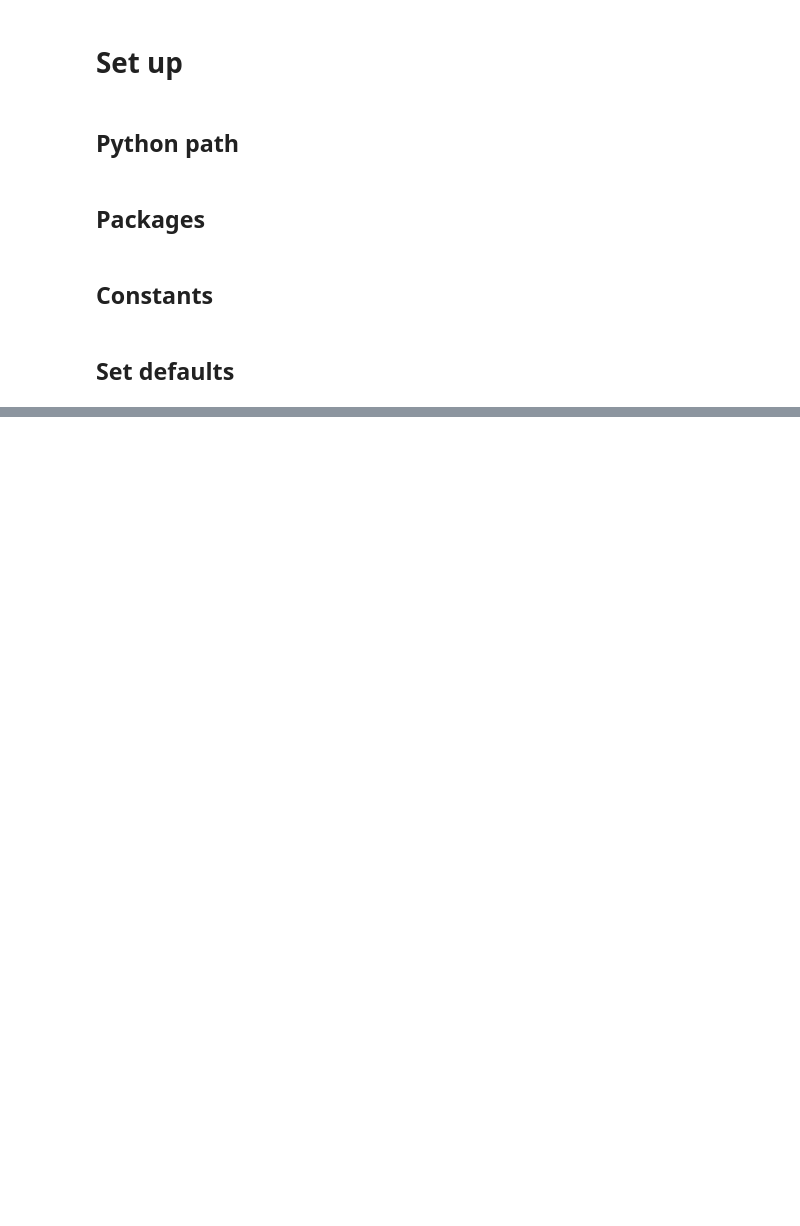
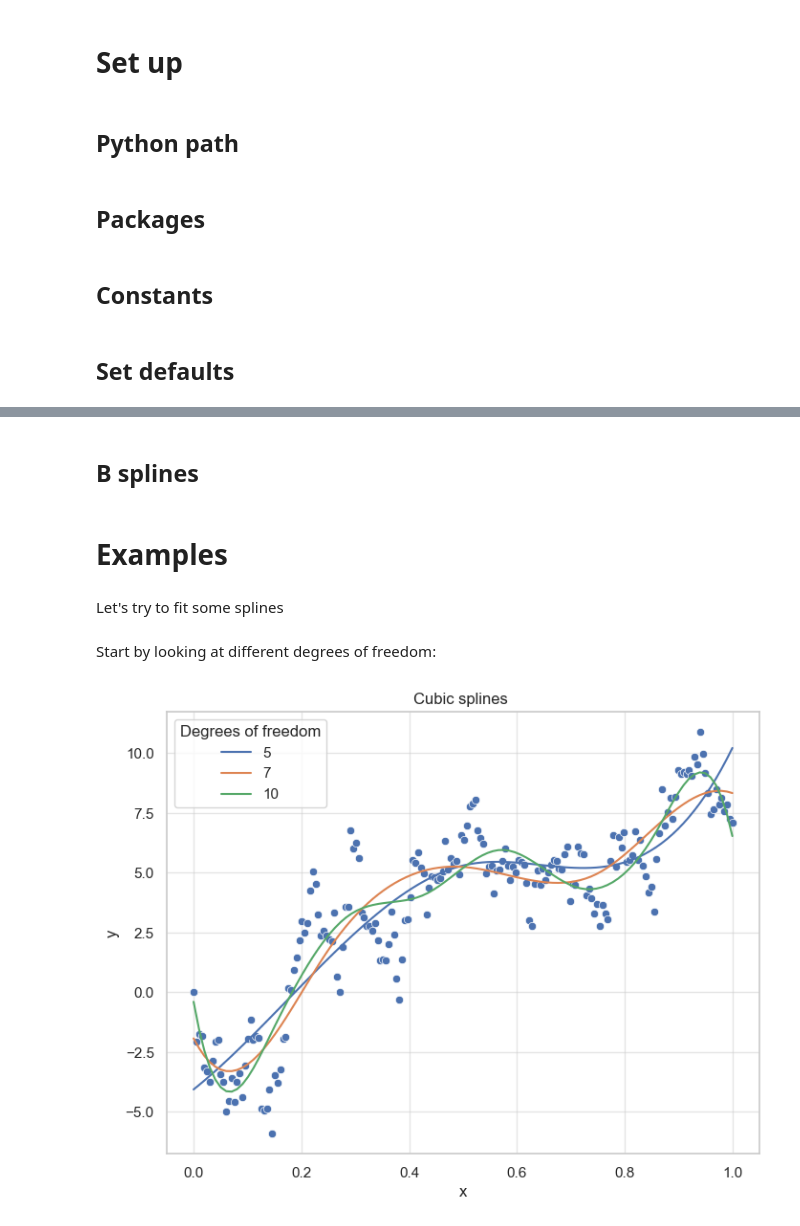
Before and after one commit to chris-leonard/elements-of-statistical-learning, a Jupyter notebook: chapter-8/splines.ipynb, the cells around one changed output, grey strips where cells are left out. Saved outputs shown, nothing was run; the diff lists cells and outputs as text; code cells hidden in the pictures; blank space fills up the shorter version.

```diff
--- a/chapter-8/splines.ipynb
+++ b/chapter-8/splines.ipynb
@@ -44,0 +261,55 @@ sns.scatterplot(sample_data, x="x", y="y",ax=ax);
+# %% [markdown]
+## B splines
+# %% [markdown]
+# Examples
+# %% [markdown]
+Let's try to fit some splines
+# %%
+def make_cubic_spline_model(x, y, n_knots=None, df=None, knots=None, knot_strategy="quantiles", boundary_condition=None):
+    """Create a cubic spline model."""
+    # Resolve boundary condition
+    if boundary_condition is None:
+        spline_class = CubicSpline
+    elif boundary_condition == "natural":
+        spline_class = NaturalCubicSpline
+    else:
+        raise ValueError("Invalid boundary condition. Use 'natural' or None.")
+
+    # Resolve df and n_knots
+    if n_knots is None and df is None:
+        raise ValueError("Either n_knots oŸr df must be specified.")
+    if n_knots is not None and df is not None:
+        raise ValueError("Only one of n_knots or df can be specified.")
+    if df is not None:
+        if boundary_condition is None:
+            n_knots = df - 4
+        else:
+            n_knots = df - 2
+
+    X = np.asarray(x).reshape(-1, 1)
+    y = np.asarray(y)
+
+    model = Pipeline([
+        ("spline", spline_class(min=x.min(), max=x.max(), n_knots=n_knots, knots=knots, knot_strategy=knot_strategy)),
+        ("linear", LinearRegression())
+    ])
+    model.fit(X, y)
+    return model
+# %% [markdown]
+Start by looking at different degrees of freedom:
+# %%
+degrees_of_freedom = [5, 7, 10]
+
+fig, ax = plt.subplots(figsize=(8, 6))
+
+sns.scatterplot(sample_data, x="x", y="y", ax=ax)
+
+x_plot = np.linspace(x.min(), x.max(), 100)
+for df in degrees_of_freedom:
+    model = make_cubic_spline_model(x, y, df=df)
+    ax.plot(x_plot, model.predict(x_plot.reshape(-1, 1)), label=str(df))
+
+ax.set_title("Cubic splines ")
+ax.legend(title="Degrees of freedom");
+# %% [output]
+[figure, added]
```
Also changed, not shown: parts of 58 cells of this notebook, 1 other file.
